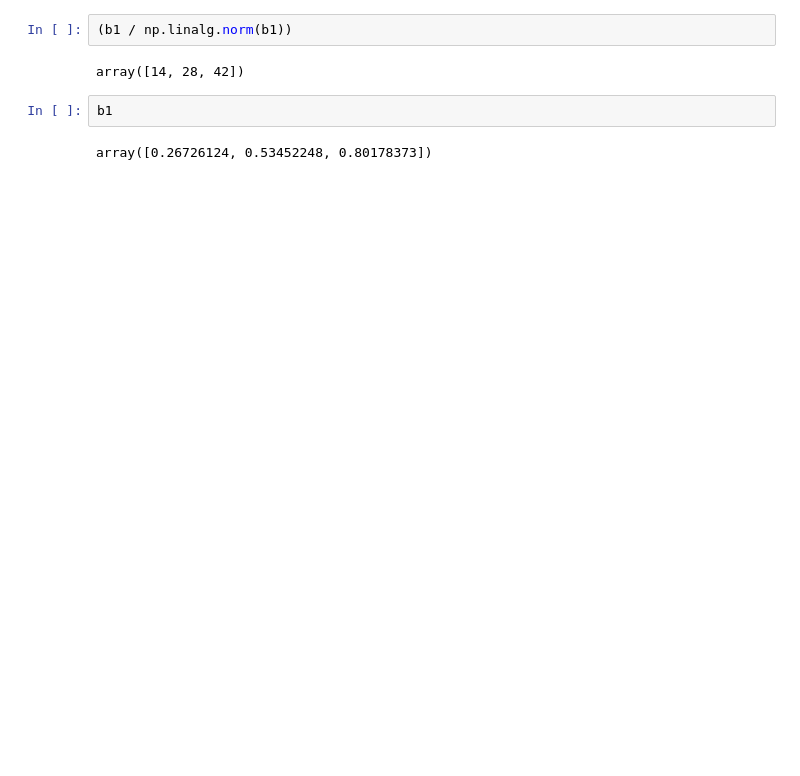
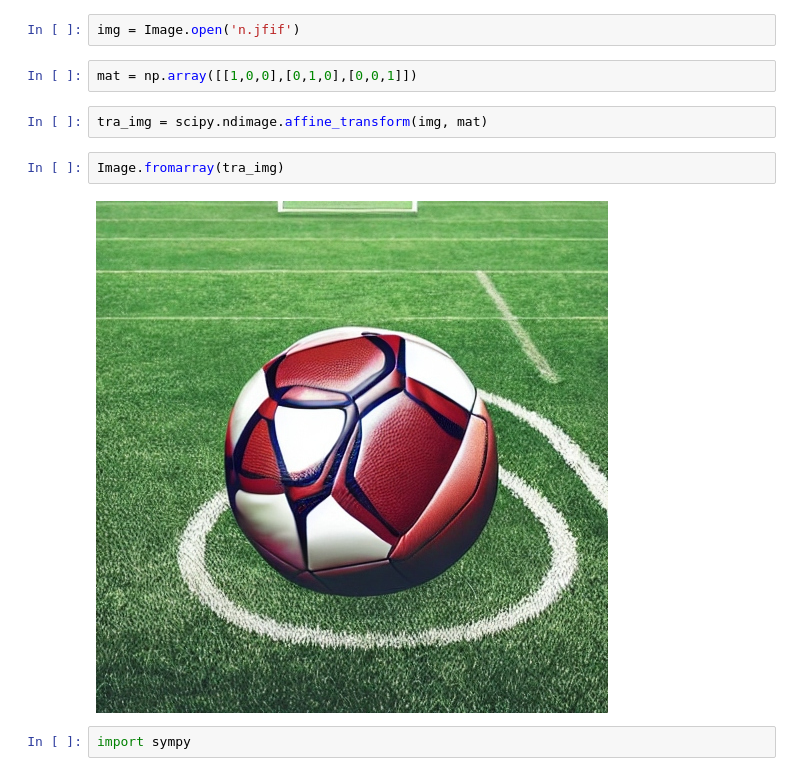
Before and after one commit to HashemRawashdeh/Study, a Jupyter notebook: Data Science/Testing.ipynb, the cells around one changed output. Cells and saved outputs as stored; diff of their text form; blank space fills up the shorter version.

```diff
--- a/Data Science/Testing.ipynb
+++ b/Data Science/Testing.ipynb
@@ -21,8 +8,12 @@ array([3.74165739, 2.23606798, 8.36660027])
-# %%
-(b1 / np.linalg.norm(b1))
-# %% [output]
-array([14, 28, 42])
-# %%
-b1
-# %% [output]
-array([0.26726124, 0.53452248, 0.80178373])
+# %%
+img = Image.open('n.jfif')
+# %%
+mat = np.array([[1,0,0],[0,1,0],[0,0,1]])
+# %%
+tra_img = scipy.ndimage.affine_transform(img, mat)
+# %%
+Image.fromarray(tra_img)
+# %% [output]
+[figure, added]
+# %%
+import sympy
```
Also changed, not shown: parts of 7 cells of this notebook, 3 other files.
